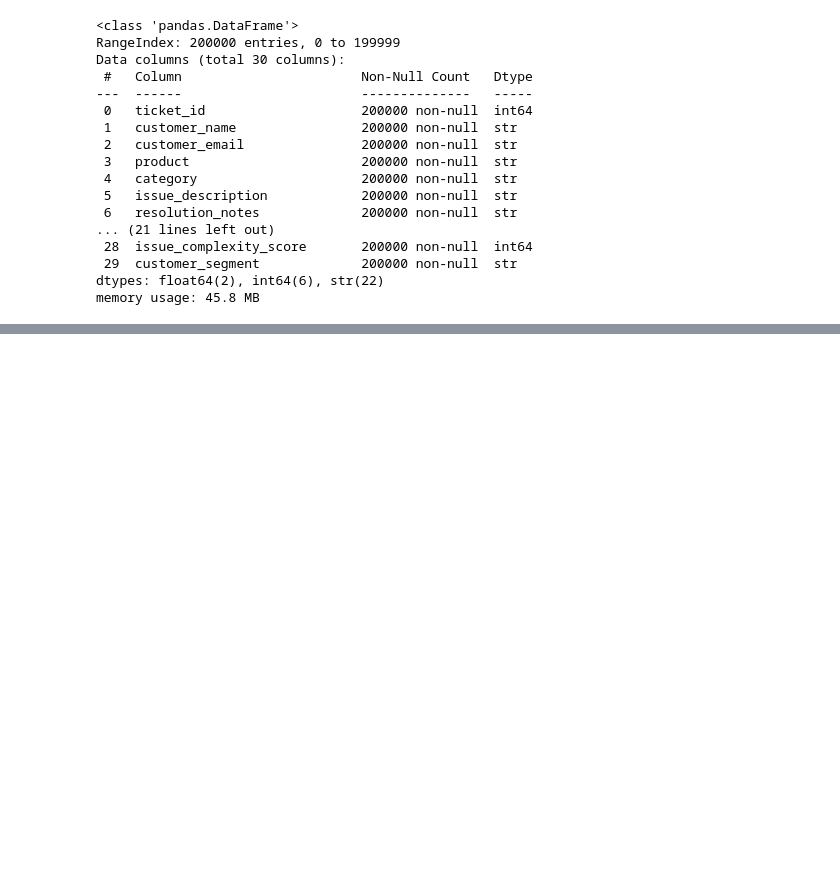
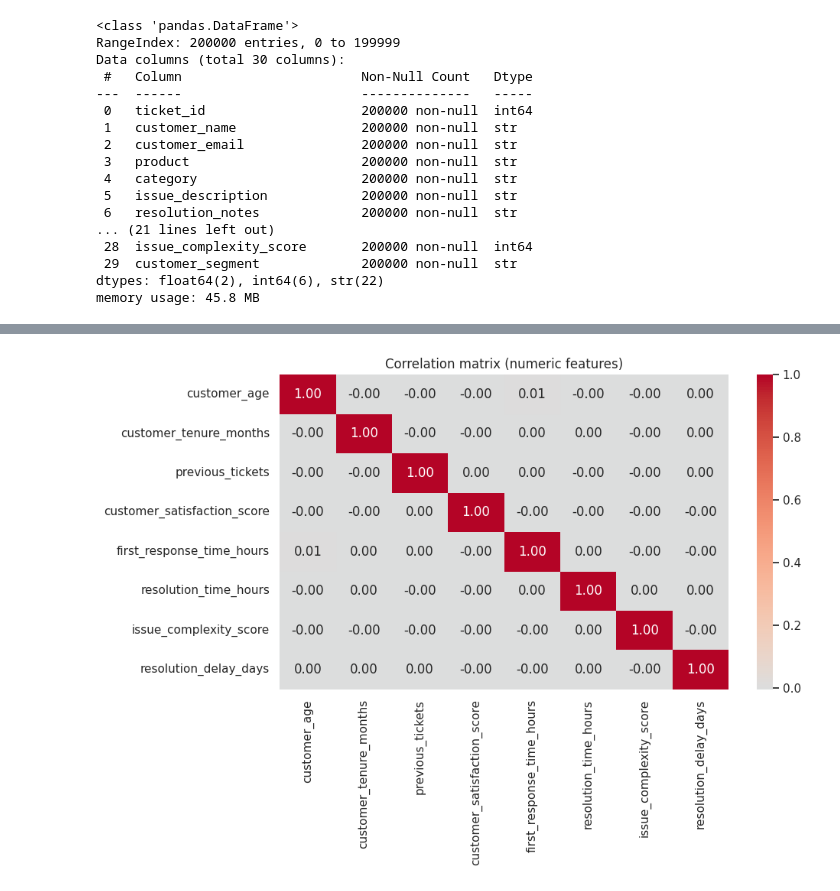
Before and after one commit to Feinst69/RAG_time, a Jupyter notebook: notebooks/eda.ipynb, the cells around one changed output, grey strips where cells are left out. Cells and saved outputs as stored; diff of their text form; code cells hidden in the pictures; blank space fills up the shorter version.

```diff
--- a/notebooks/eda.ipynb
+++ b/notebooks/eda.ipynb
@@ -64,0 +195,17 @@ df.describe()
+# %%
+# Catégorielles: cardinalité + top modalités
+cat_cols = df.select_dtypes(include="object").columns.tolist()
+
+card = (
+    pd.DataFrame({
+        "column": cat_cols,
+        "n_unique": [df[c].nunique(dropna=True) for c in cat_cols]
+    })
+    .sort_values("n_unique", ascending=False)
+)
+
+display(card)
+
+for c in ["product", "category", "priority", "status", "channel", "region", "language", "customer_segment"]:
+    print(f"=== {c} ===")
+    print(df[c].value_counts(dropna=False).head(10))
@@ -64,0 +264,11 @@ df.describe()
+# %%
+# Qualité des champs texte (important pour RAG)
+text_cols = ["issue_description", "resolution_notes"]
+
+for c in text_cols:
+    length_col = c + "_len"
+    df[length_col] = df[c].fillna("").str.len()
+    print(f"=== {c} ===")
+    print(df[length_col].describe(percentiles=[0.5, 0.75, 0.9, 0.95, 0.99]))
+    empty_count = (df[length_col] == 0).sum()
+    print(f"Textes vides: {empty_count}")
@@ -64,0 +312,11 @@ df.describe()
+# %%
+# Corrélations numériques
+corr = df[num_cols].corr(numeric_only=True)
+
+plt.figure(figsize=(10, 7))
+sns.heatmap(corr, annot=True, fmt=".2f", cmap="coolwarm", center=0)
+plt.title("Correlation matrix (numeric features)")
+plt.tight_layout()
+plt.show()
+# %% [output]
+[figure, added]
```
Also changed, not shown: parts of 15 cells of this notebook, 5 other files.
